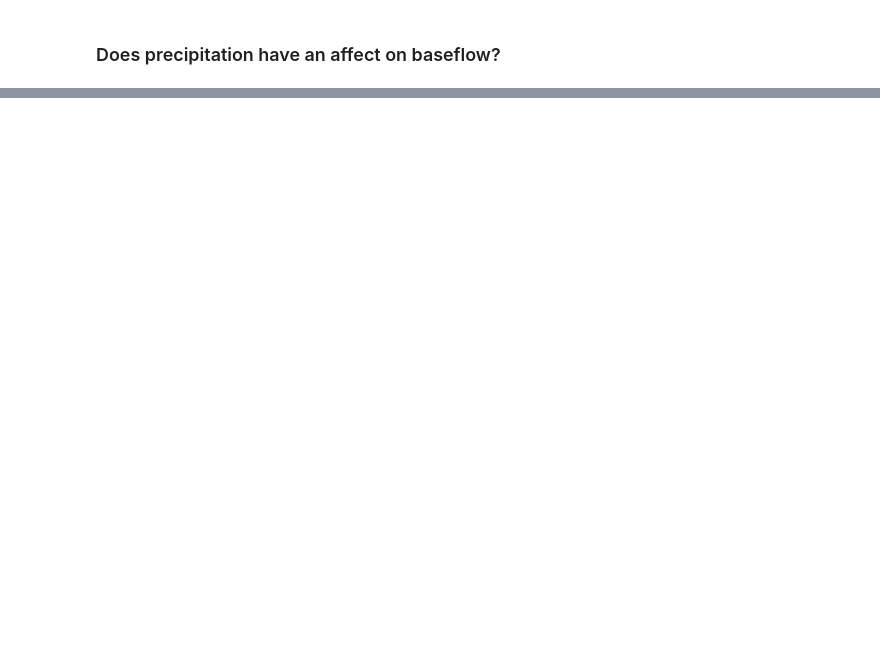
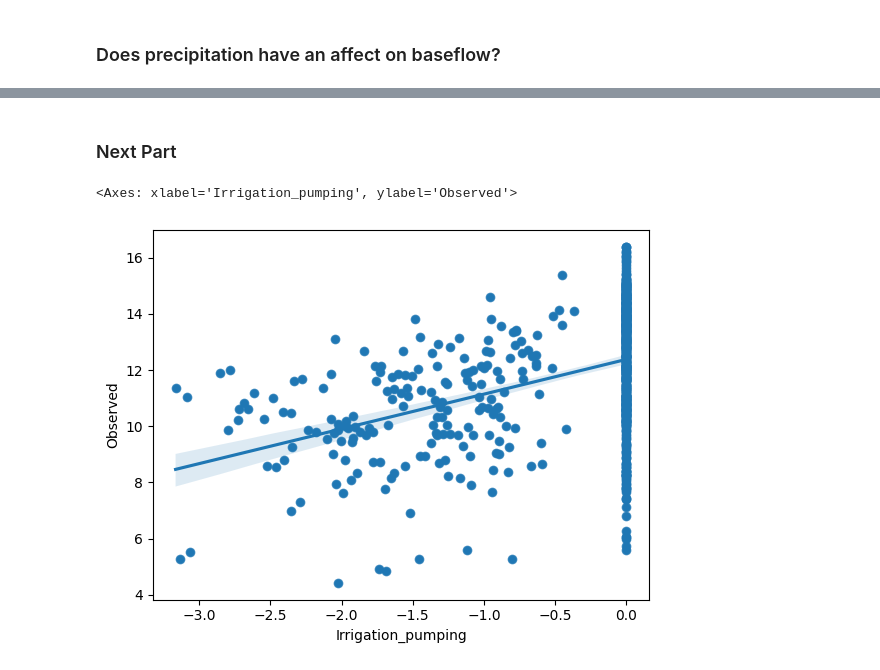
Before and after one commit to beaumartin25/cs5830_project6, a Jupyter notebook: project6.ipynb, the cells around one changed output, grey strips where cells are left out. Cells and saved outputs as stored; diff of their text form; code cells hidden in the pictures; blank space fills up the shorter version.

```diff
--- a/project6.ipynb
+++ b/project6.ipynb
@@ -61,0 +126,22 @@ lm.pvalues
+# %% [markdown]
+### Next Part
+# %%
+df = pd.read_csv('data/RRCA_baseflow.csv')
+df['Date'] = df['Date'] - 693963
+
+df[df['Irrigation_pumping'] == df.Irrigation_pumping.min()]
+
+newDf = df[df['Segment_id'] == 59]
+newDf.plot(kind='scatter', x='Irrigation_pumping', y='Observed')
+
+
+# Perform a new Linear Regression Analysis
+lm = LinearRegression()
+x = [newDf['Irrigation_pumping']]
+y = [newDf.Observed]
+lm.fit(x, y)
+
+sns.regplot(x='Irrigation_pumping', y='Observed', data=newDf)
+# %% [output]
+<Axes: xlabel='Irrigation_pumping', ylabel='Observed'>
+[figure, added]
```
Also changed, not shown: parts of 10 cells of this notebook.
